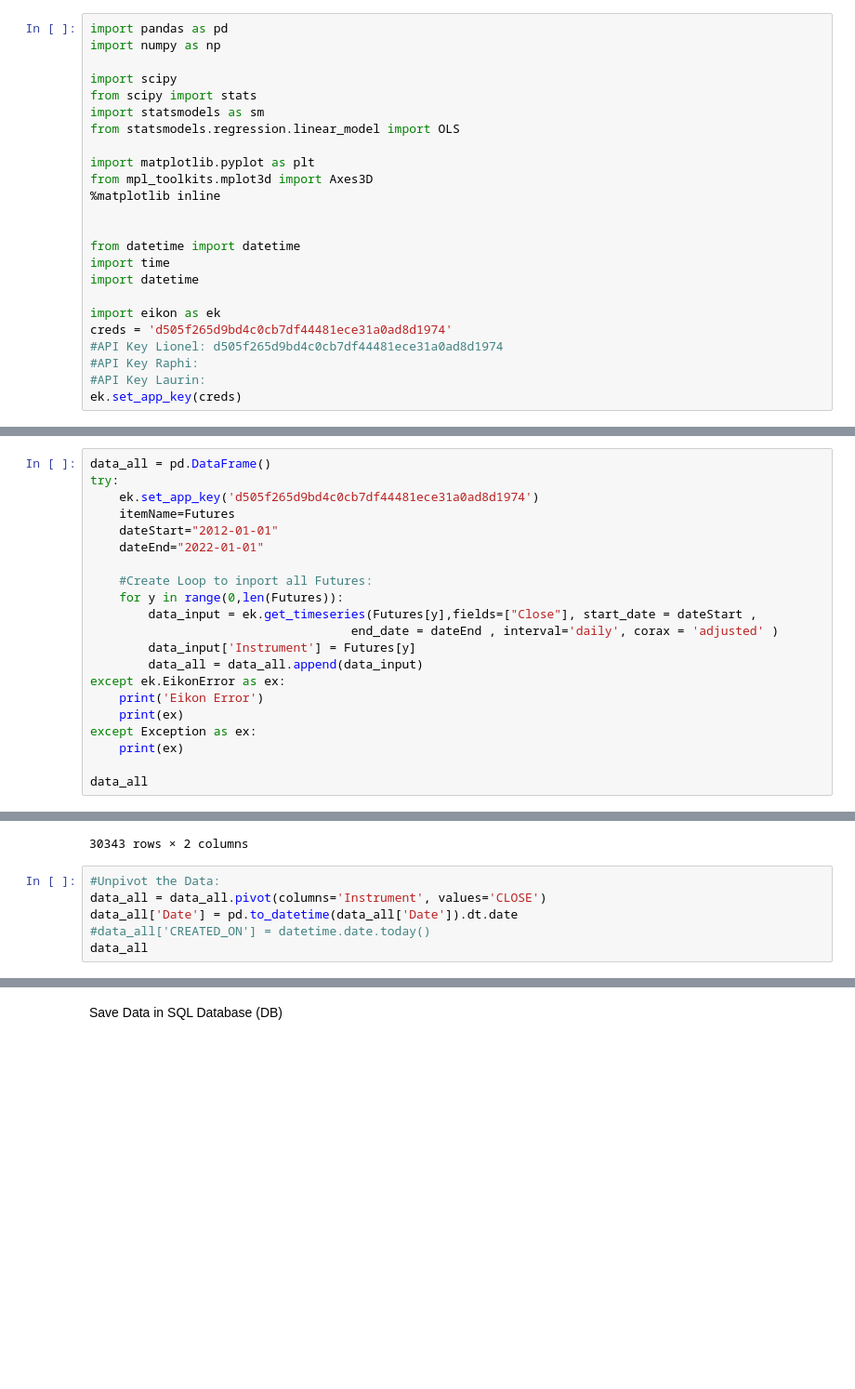
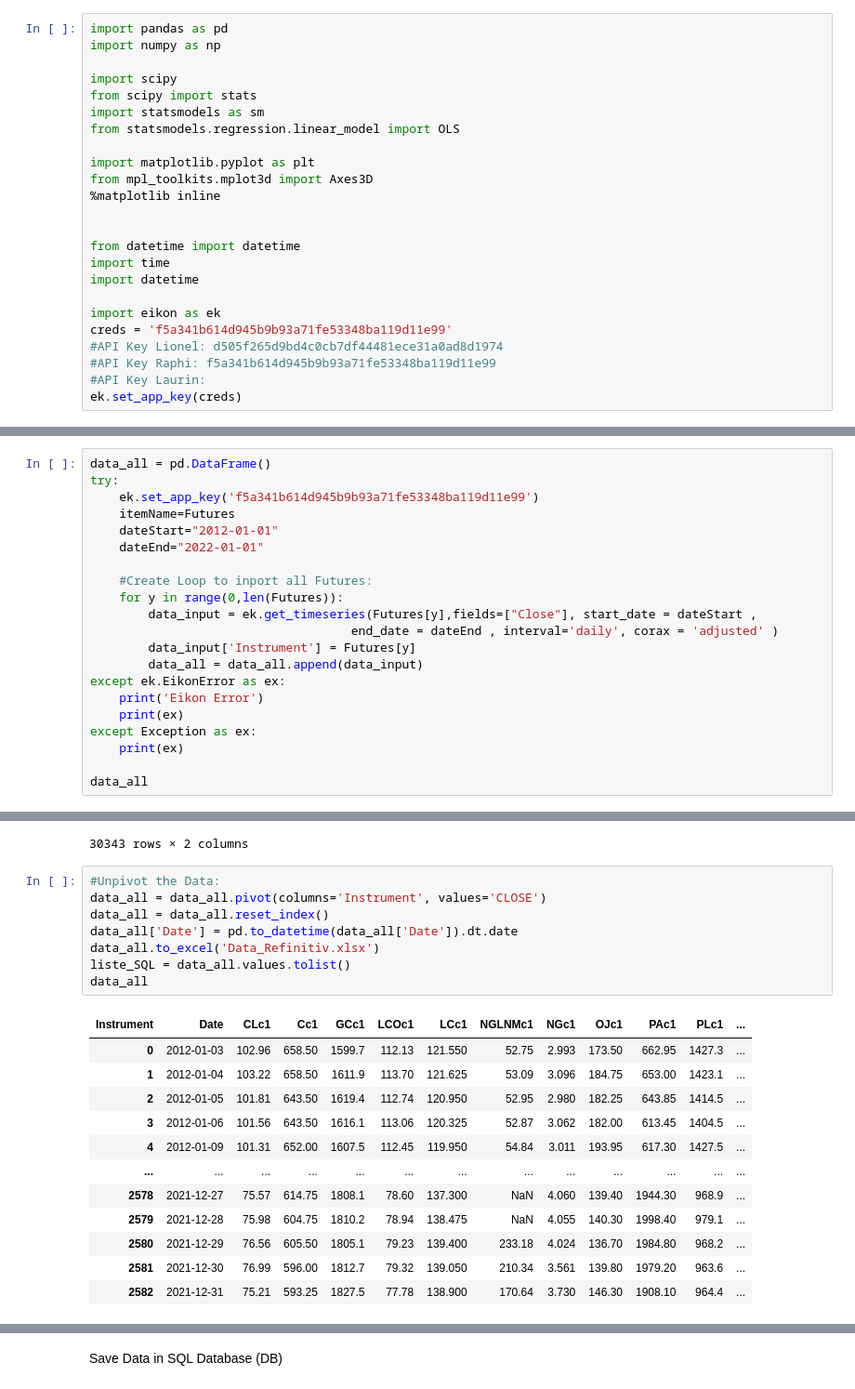
Before and after one commit to Liomat97/AQM, a Jupyter notebook: AQM_Import_API.ipynb, the cells around one changed output, grey strips where cells are left out. Shown at 93% size. Cells and saved outputs as stored; diff of their text form; blank space fills up the shorter version.

```diff
--- a/AQM_Import_API.ipynb
+++ b/AQM_Import_API.ipynb
@@ -48,8 +48,8 @@ import time
 import datetime
 
 import eikon as ek
-creds = 'd505f265d9bd4c0cb7df44481ece31a0ad8d1974'
+creds = 'f5a341b614d945b9b93a71fe53348ba119d11e99'
 #API Key Lionel: d505f265d9bd4c0cb7df44481ece31a0ad8d1974
-#API Key Raphi:
+#API Key Raphi: f5a341b614d945b9b93a71fe53348ba119d11e99
 #API Key Laurin:
 ek.set_app_key(creds)
@@ -81,7 +71,7 @@ Futures = ['LCOc1',     #ICE Europe Brent Crude
 # %%
 data_all = pd.DataFrame()
 try:
-    ek.set_app_key('d505f265d9bd4c0cb7df44481ece31a0ad8d1974')
+    ek.set_app_key('f5a341b614d945b9b93a71fe53348ba119d11e99')
     itemName=Futures
     dateStart="2012-01-01"
     dateEnd="2022-01-01"
@@ -117,7 +107,21 @@ data_all
 # %%
 #Unpivot the Data:
 data_all = data_all.pivot(columns='Instrument', values='CLOSE')
+data_all = data_all.reset_index()
 data_all['Date'] = pd.to_datetime(data_all['Date']).dt.date
-#data_all['CREATED_ON'] = datetime.date.today()
+data_all.to_excel('Data_Refinitiv.xlsx')
+liste_SQL = data_all.values.tolist()
 data_all
 # %% [output]
+| Instrument | Date | CLc1 | Cc1 | GCc1 | LCOc1 | LCc1 | NGLNMc1 | NGc1 | OJc1 | PAc1 | PLc1 | ... |
+| 0 | 2012-01-03 | 102.96 | 658.50 | 1599.7 | 112.13 | 121.550 | 52.75 | 2.993 | 173.50 | 662.95 | 1427.3 | ... |
+| 1 | 2012-01-04 | 103.22 | 658.50 | 1611.9 | 113.70 | 121.625 | 53.09 | 3.096 | 184.75 | 653.00 | 1423.1 | ... |
+| 2 | 2012-01-05 | 101.81 | 643.50 | 1619.4 | 112.74 | 120.950 | 52.95 | 2.980 | 182.25 | 643.85 | 1414.5 | ... |
+| 3 | 2012-01-06 | 101.56 | 643.50 | 1616.1 | 113.06 | 120.325 | 52.87 | 3.062 | 182.00 | 613.45 | 1404.5 | ... |
+| 4 | 2012-01-09 | 101.31 | 652.00 | 1607.5 | 112.45 | 119.950 | 54.84 | 3.011 | 193.95 | 617.30 | 1427.5 | ... |
+| ... | ... | ... | ... | ... | ... | ... | ... | ... | ... | ... | ... | ... |
+| 2578 | 2021-12-27 | 75.57 | 614.75 | 1808.1 | 78.60 | 137.300 | NaN | 4.060 | 139.40 | 1944.30 | 968.9 | ... |
+| 2579 | 2021-12-28 | 75.98 | 604.75 | 1810.2 | 78.94 | 138.475 | NaN | 4.055 | 140.30 | 1998.40 | 979.1 | ... |
+| 2580 | 2021-12-29 | 76.56 | 605.50 | 1805.1 | 79.23 | 139.400 | 233.18 | 4.024 | 136.70 | 1984.80 | 968.2 | ... |
+| 2581 | 2021-12-30 | 76.99 | 596.00 | 1812.7 | 79.32 | 139.050 | 210.34 | 3.561 | 139.80 | 1979.20 | 963.6 | ... |
+| 2582 | 2021-12-31 | 75.21 | 593.25 | 1827.5 | 77.78 | 138.900 | 170.64 | 3.730 | 146.30 | 1908.10 | 964.4 | ... |
```
Also changed, not shown: parts of 11 cells of this notebook, 3 other files.
